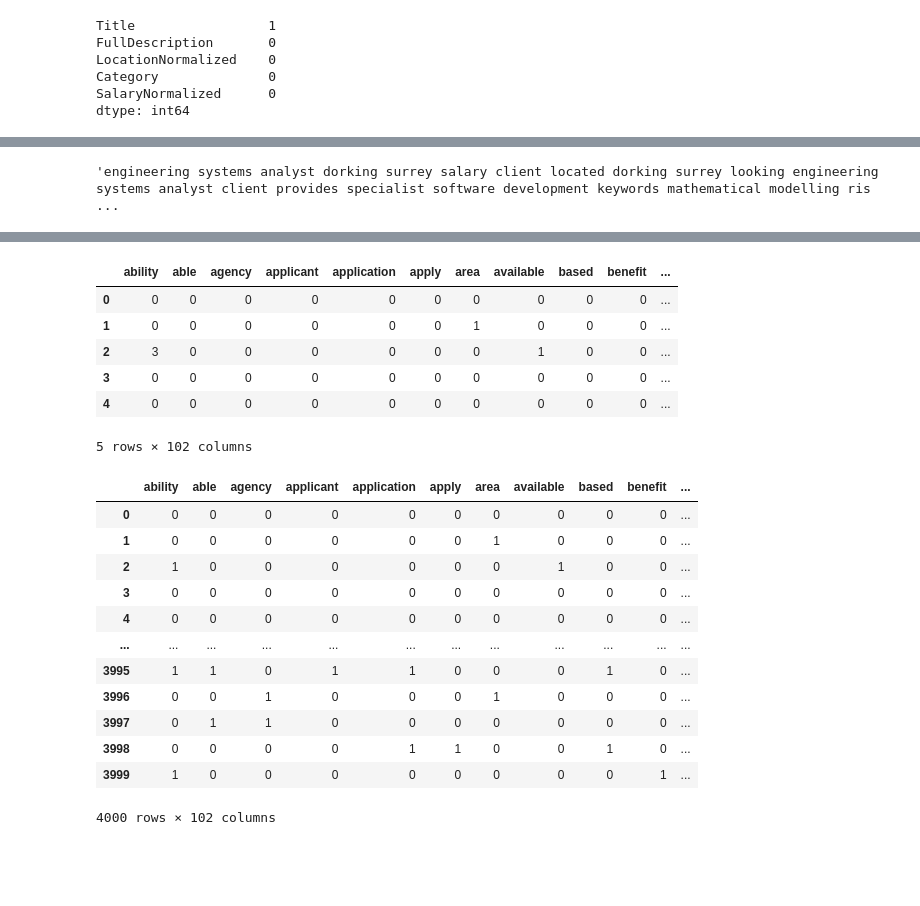
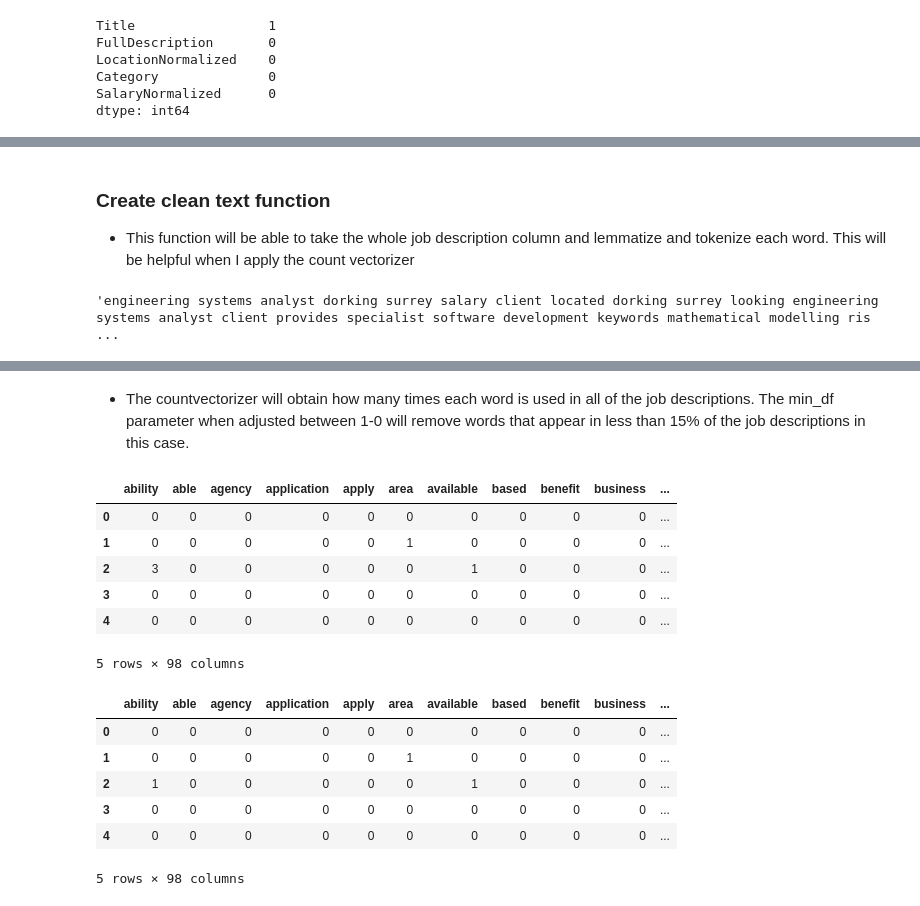
Before and after one commit to justinm329/Job_salary_prediction_2, a Jupyter notebook: Main_2.ipynb, the cells around one changed output, grey strips where cells are left out. Drawn from its saved outputs; the diff is of its cells as text; code cells hidden in the pictures; blank space fills up the shorter version.

```diff
--- a/Main_2.ipynb
+++ b/Main_2.ipynb
@@ -107,3 +131,3 @@ len(new_df)
 # %%
-# Why? Training
-sliced_df = new_df.loc[:4000, :]
+# slice the dataframe so there are less rows, the above indicates there are over 200k rows this will take a while for a ML model to run
+sliced_df = new_df.loc[:5000, :]
@@ -139,3 +141,8 @@ stemmer = SnowballStemmer("english")
+# %% [markdown]
+### Create clean text function
+
+* This function will be able to take the whole job description column and lemmatize and tokenize each word.
+This will be helpful when I apply the count vectorizer
 # %%
 def clean_text(article):
     sw = set(stopwords.words('english'))
@@ -175,6 +182,9 @@ See the caveats in the documentation: https://pandas.pydata.org/pandas-docs/stab
 | 2 | Modelling and simulation analyst | Mathematical Modeller / Simulatio... | Hampshire | Engineering Jobs | 30000 | mathematical modeller simulation ... |
 | 3 | Engineering Systems Analyst / Mat... | Engineering Systems Analyst / Mat... | Surrey | Engineering Jobs | 27500 | engineering systems analyst mathe... |
 | 4 | Pioneer, Miser Engineering System... | Pioneer, Miser Engineering System... | Surrey | Engineering Jobs | 25000 | pioneer miser engineering systems... |
+# %% [markdown]
+* The countvectorizer will obtain how many times each word is used in all of the job descriptions. The min_df parameter when adjusted between 1-0
+will remove words that appear in less than 15% of the job descriptions in this case.
 # %%
 # Calculating the COUNT for the working corpus.
 from sklearn.feature_extraction.text import CountVectorizer
@@ -183,11 +193,11 @@ count_vectorizer = vectorizer.fit_transform(sliced_df["CleanDescription"])
 words_df = pd.DataFrame(count_vectorizer.toarray(), columns=vectorizer.get_feature_names())
 words_df.head()
 # %% [output]
-|  | ability | able | agency | applicant | application | apply | area | available | based | benefit | ... |
+|  | ability | able | agency | application | apply | area | available | based | benefit | business | ... |
 | 0 | 0 | 0 | 0 | 0 | 0 | 0 | 0 | 0 | 0 | 0 | ... |
-| 1 | 0 | 0 | 0 | 0 | 0 | 0 | 1 | 0 | 0 | 0 | ... |
-| 2 | 3 | 0 | 0 | 0 | 0 | 0 | 0 | 1 | 0 | 0 | ... |
+| 1 | 0 | 0 | 0 | 0 | 0 | 1 | 0 | 0 | 0 | 0 | ... |
+| 2 | 3 | 0 | 0 | 0 | 0 | 0 | 1 | 0 | 0 | 0 | ... |
 | 3 | 0 | 0 | 0 | 0 | 0 | 0 | 0 | 0 | 0 | 0 | ... |
 | 4 | 0 | 0 | 0 | 0 | 0 | 0 | 0 | 0 | 0 | 0 | ... |
-5 rows × 102 columns
+5 rows × 98 columns
 # %%
@@ -194,20 +207,14 @@ words_df.head()
 filtered_df_2 = words_df.replace(list(range(1,100)),1)
 # %%
-filtered_df_2
+filtered_df_2.head()
 # %% [output]
-|  | ability | able | agency | applicant | application | apply | area | available | based | benefit | ... |
+|  | ability | able | agency | application | apply | area | available | based | benefit | business | ... |
 | 0 | 0 | 0 | 0 | 0 | 0 | 0 | 0 | 0 | 0 | 0 | ... |
-| 1 | 0 | 0 | 0 | 0 | 0 | 0 | 1 | 0 | 0 | 0 | ... |
-| 2 | 1 | 0 | 0 | 0 | 0 | 0 | 0 | 1 | 0 | 0 | ... |
+| 1 | 0 | 0 | 0 | 0 | 0 | 1 | 0 | 0 | 0 | 0 | ... |
+| 2 | 1 | 0 | 0 | 0 | 0 | 0 | 1 | 0 | 0 | 0 | ... |
 | 3 | 0 | 0 | 0 | 0 | 0 | 0 | 0 | 0 | 0 | 0 | ... |
 | 4 | 0 | 0 | 0 | 0 | 0 | 0 | 0 | 0 | 0 | 0 | ... |
-| ... | ... | ... | ... | ... | ... | ... | ... | ... | ... | ... | ... |
-| 3995 | 1 | 1 | 0 | 1 | 1 | 0 | 0 | 0 | 1 | 0 | ... |
-| 3996 | 0 | 0 | 1 | 0 | 0 | 0 | 1 | 0 | 0 | 0 | ... |
-| 3997 | 0 | 1 | 1 | 0 | 0 | 0 | 0 | 0 | 0 | 0 | ... |
-| 3998 | 0 | 0 | 0 | 0 | 1 | 1 | 0 | 0 | 1 | 0 | ... |
-| 3999 | 1 | 0 | 0 | 0 | 0 | 0 | 0 | 0 | 0 | 1 | ... |
-4000 rows × 102 columns
+5 rows × 98 columns
 # %%
 # combine the two dataframes
 combined_df = pd.concat([sliced_df, filtered_df_2], axis = 1)
```
Also changed, not shown: parts of 40 cells of this notebook.
